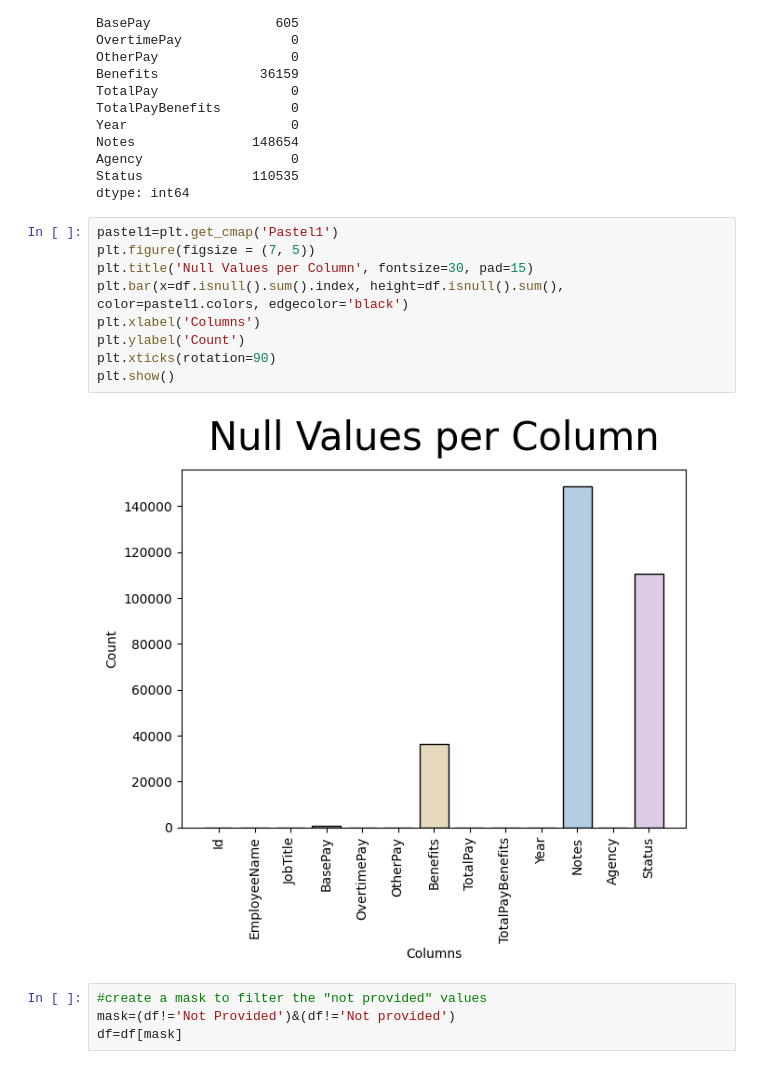
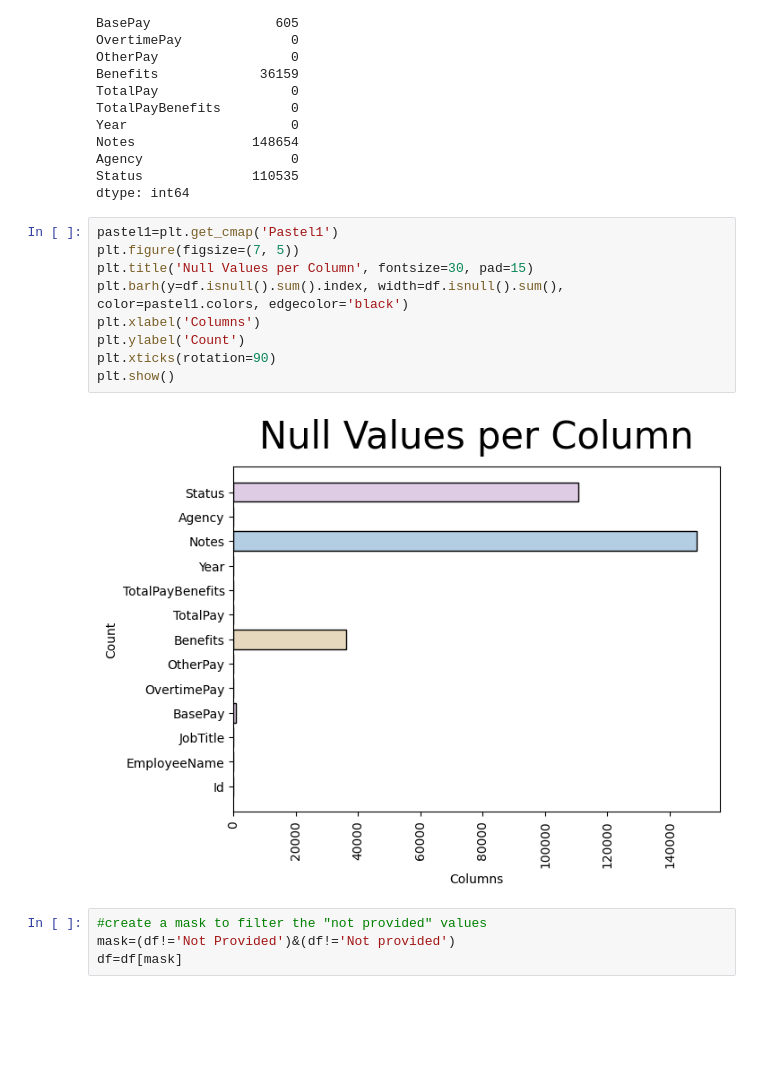
Before and after one commit to niccolozoboli/Programming-January-, a Jupyter notebook: Salaries_definitivo.ipynb, the cells around one changed output. Drawn from its saved outputs; the diff is of its cells as text; blank space fills up the shorter version.

```diff
--- a/Salaries_definitivo.ipynb
+++ b/Salaries_definitivo.ipynb
@@ -77,15 +77,15 @@ Status              110535
 dtype: int64
 # %%
 pastel1=plt.get_cmap('Pastel1')
-plt.figure(figsize = (7, 5))
+plt.figure(figsize=(7, 5))
 plt.title('Null Values per Column', fontsize=30, pad=15)
-plt.bar(x=df.isnull().sum().index, height=df.isnull().sum(), color=pastel1.colors, edgecolor='black')
+plt.barh(y=df.isnull().sum().index, width=df.isnull().sum(), color=pastel1.colors, edgecolor='black')
 plt.xlabel('Columns')
 plt.ylabel('Count')
 plt.xticks(rotation=90)
 plt.show()
 # %% [output]
-[figure, old version]
+[figure, new version]
 # %%
 #create a mask to filter the "not provided" values
 mask=(df!='Not Provided')&(df!='Not provided')
```
Also changed, not shown: parts of 20 cells of this notebook, 2 other files.
